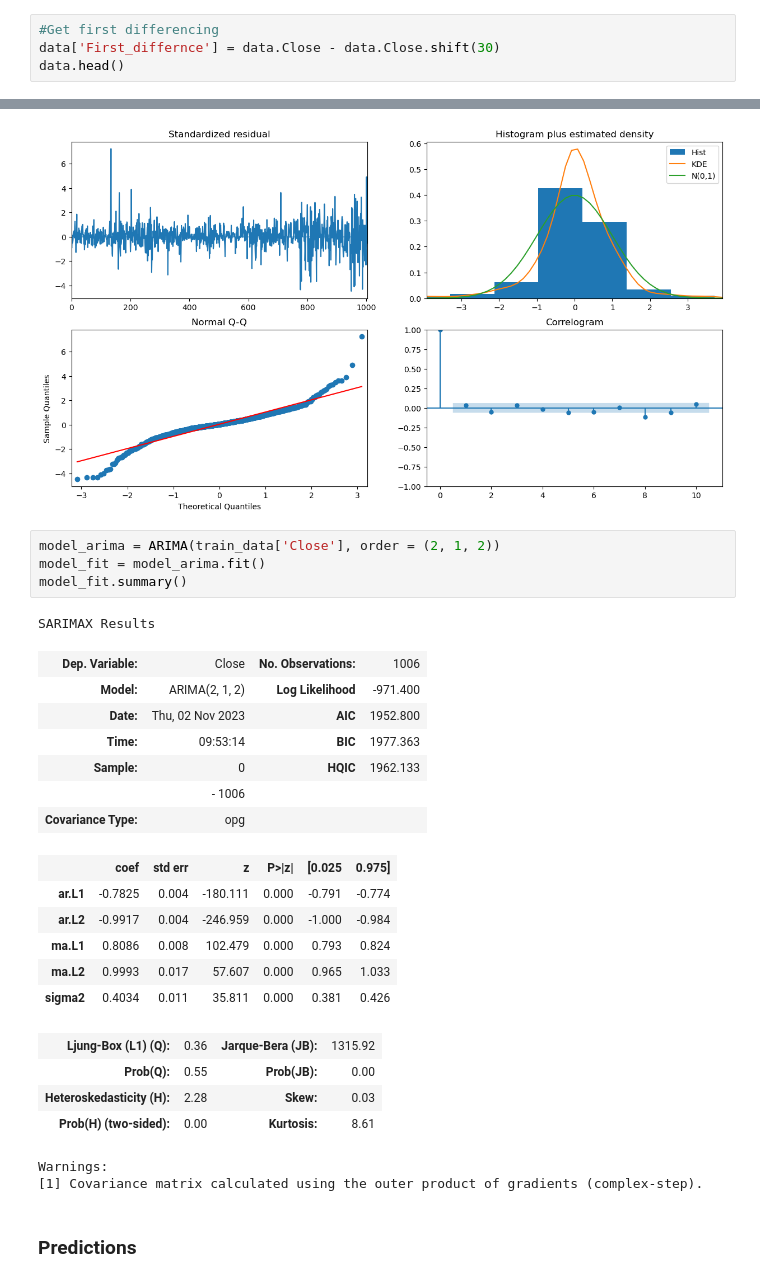
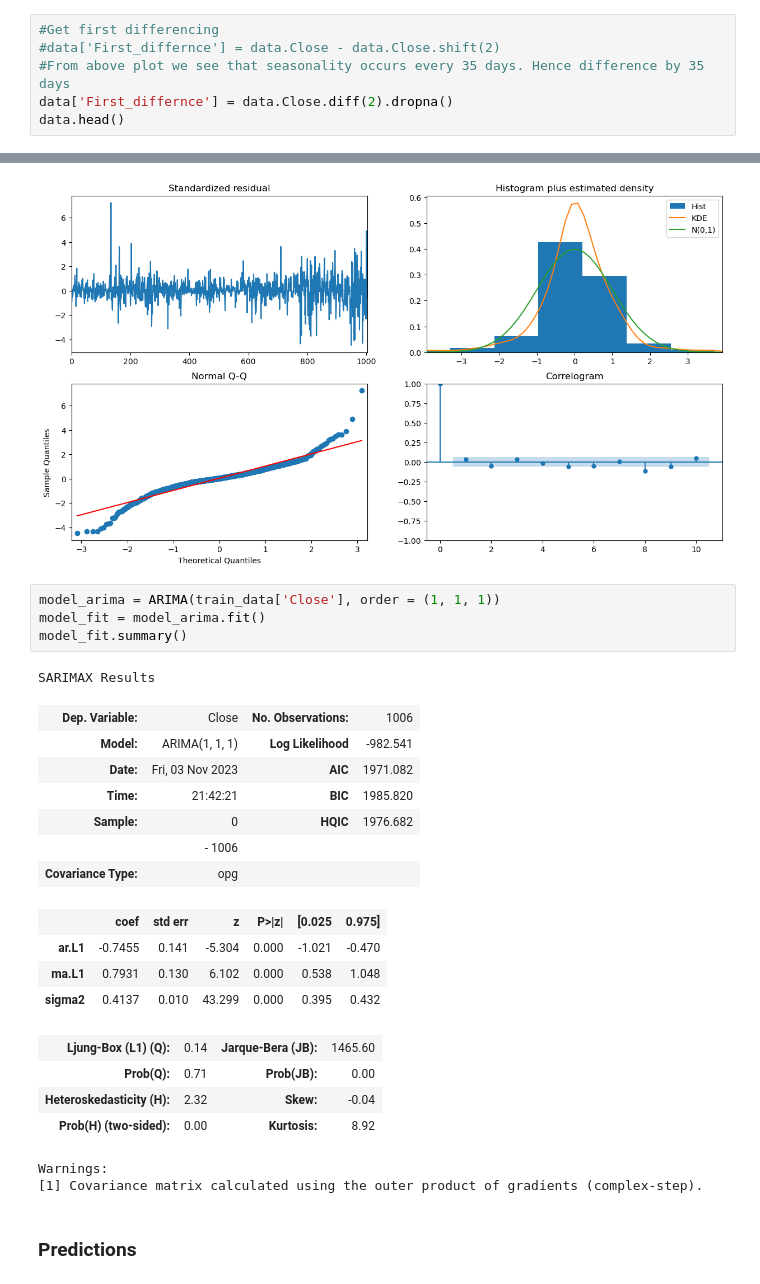
Before and after one commit to sohamthirty/Stock-Price-Prediction-with-Sentiment-Analysis, a Jupyter notebook: Stock_Price_Scraping_EDA.ipynb, the cells around one changed output, grey strips where cells are left out. Drawn from its saved outputs; the diff is of its cells as text.

```diff
--- a/Stock_Price_Scraping_EDA.ipynb
+++ b/Stock_Price_Scraping_EDA.ipynb
@@ -316,7 +313,9 @@ Assuming a 95% confidence interval, the p-value is greater than 0.05. Hence we f
 We need to convert the data into stationary form.
 # %%
 #Get first differencing
-data['First_differnce'] = data.Close - data.Close.shift(30)
+#data['First_differnce'] = data.Close - data.Close.shift(2)
+#From above plot we see that seasonality occurs every 35 days. Hence difference by 35 days
+data['First_differnce'] = data.Close.diff(2).dropna()
 data.head()
 # %% [output]
 |  | Open | High | Low | Close | Adj Close | Volume | First_differnce |
@@ -415,28 +439,26 @@ plt.show()
 # %% [output]
 [figure]
 # %%
-model_arima = ARIMA(train_data['Close'], order = (2, 1, 2))
+model_arima = ARIMA(train_data['Close'], order = (1, 1, 1))
 model_fit = model_arima.fit()
 model_fit.summary()
 # %% [output]
 SARIMAX Results
 | Dep. Variable: | Close | No. Observations: | 1006 |
-| Model: | ARIMA(2, 1, 2) | Log Likelihood | -971.400 |
-| Date: | Thu, 02 Nov 2023 | AIC | 1952.800 |
-| Time: | 09:53:14 | BIC | 1977.363 |
-| Sample: | 0 | HQIC | 1962.133 |
+| Model: | ARIMA(1, 1, 1) | Log Likelihood | -982.541 |
+| Date: | Fri, 03 Nov 2023 | AIC | 1971.082 |
+| Time: | 21:42:21 | BIC | 1985.820 |
+| Sample: | 0 | HQIC | 1976.682 |
 |  | - 1006 |  |  |
 | Covariance Type: | opg |  |  |
 |  | coef | std err | z | P>|z| | [0.025 | 0.975] |
-| ar.L1 | -0.7825 | 0.004 | -180.111 | 0.000 | -0.791 | -0.774 |
-| ar.L2 | -0.9917 | 0.004 | -246.959 | 0.000 | -1.000 | -0.984 |
-| ma.L1 | 0.8086 | 0.008 | 102.479 | 0.000 | 0.793 | 0.824 |
-| ma.L2 | 0.9993 | 0.017 | 57.607 | 0.000 | 0.965 | 1.033 |
-| sigma2 | 0.4034 | 0.011 | 35.811 | 0.000 | 0.381 | 0.426 |
+| ar.L1 | -0.7455 | 0.141 | -5.304 | 0.000 | -1.021 | -0.470 |
+| ma.L1 | 0.7931 | 0.130 | 6.102 | 0.000 | 0.538 | 1.048 |
+| sigma2 | 0.4137 | 0.010 | 43.299 | 0.000 | 0.395 | 0.432 |
-| Ljung-Box (L1) (Q): | 0.36 | Jarque-Bera (JB): | 1315.92 |
-| Prob(Q): | 0.55 | Prob(JB): | 0.00 |
-| Heteroskedasticity (H): | 2.28 | Skew: | 0.03 |
-| Prob(H) (two-sided): | 0.00 | Kurtosis: | 8.61 |
+| Ljung-Box (L1) (Q): | 0.14 | Jarque-Bera (JB): | 1465.60 |
+| Prob(Q): | 0.71 | Prob(JB): | 0.00 |
+| Heteroskedasticity (H): | 2.32 | Skew: | -0.04 |
+| Prob(H) (two-sided): | 0.00 | Kurtosis: | 8.92 |
 Warnings:
 [1] Covariance matrix calculated using the outer product of gradients (complex-step).
 # %% [markdown]
```
Also changed, not shown: parts of 49 cells of this notebook.
